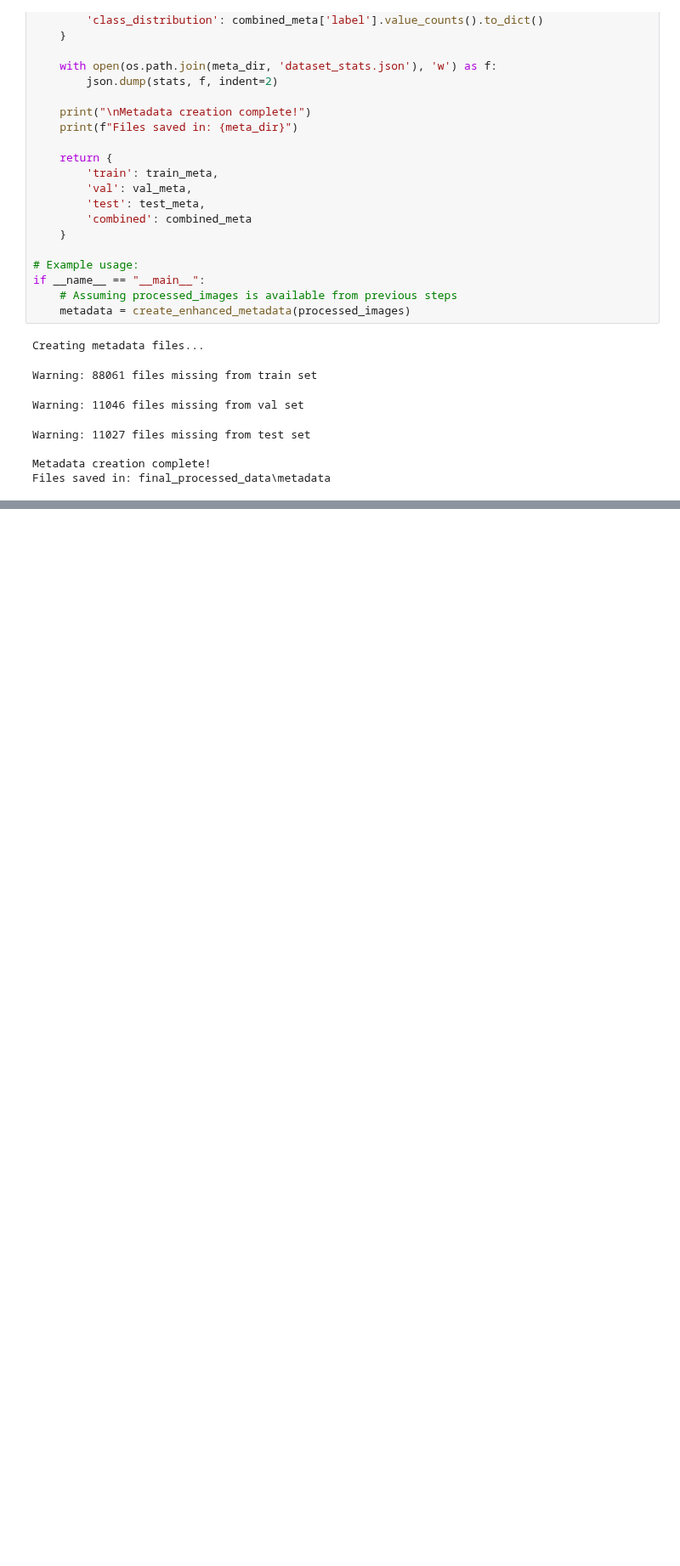
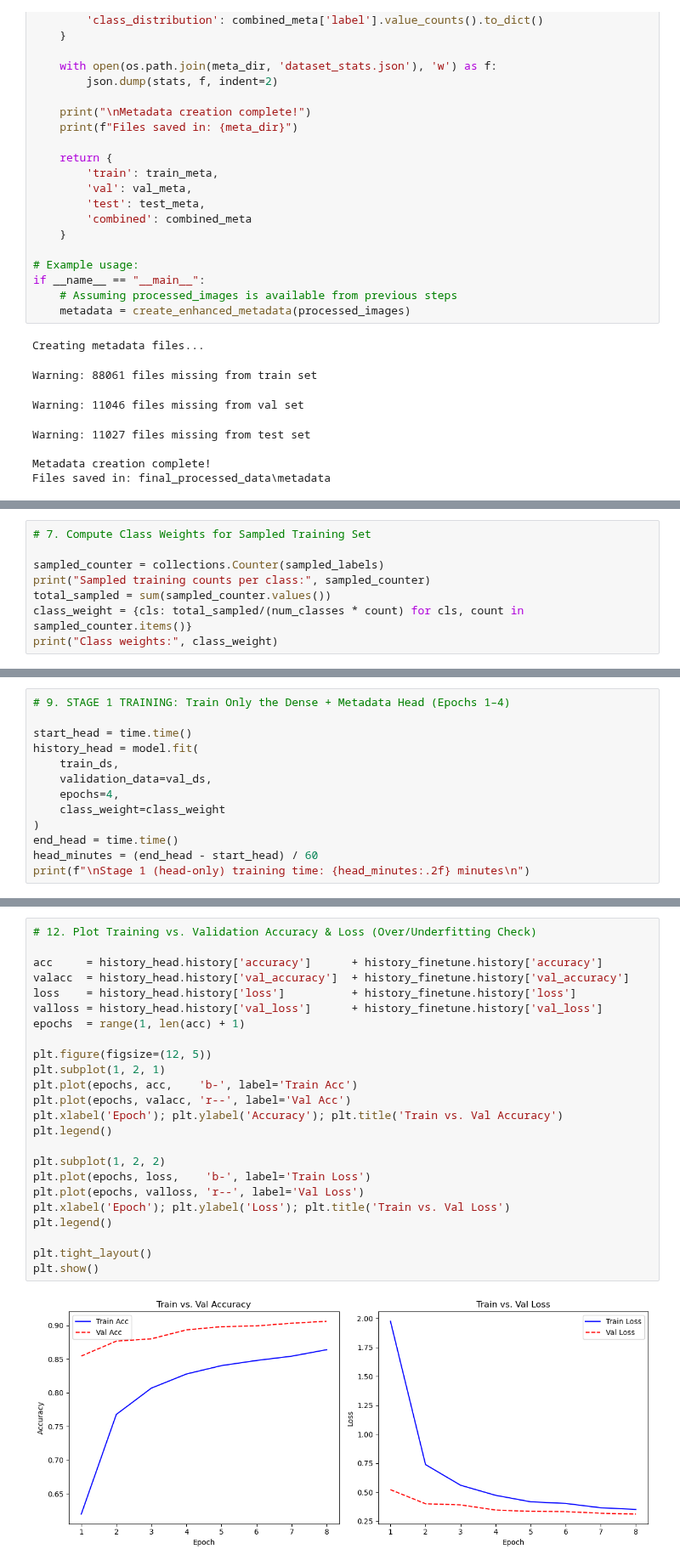
Before and after one commit to LCIT-AISC-T3-S25/Group3, a Jupyter notebook: AISC2008_CV Assignment 1.ipynb, the cells around one changed output, grey strips where cells are left out. Shown at 85% size. Drawn from its saved outputs; the diff is of its cells as text; blank space fills up the shorter version.

```diff
--- a/AISC2008_CV Assignment 1.ipynb
+++ b/AISC2008_CV Assignment 1.ipynb
@@ -711,0 +918,8 @@ Files saved in: final_processed_data\metadata
+# %%
+# 7. Compute Class Weights for Sampled Training Set
+
+sampled_counter = collections.Counter(sampled_labels)
+print("Sampled training counts per class:", sampled_counter)
+total_sampled = sum(sampled_counter.values())
+class_weight = {cls: total_sampled/(num_classes * count) for cls, count in sampled_counter.items()}
+print("Class weights:", class_weight)
@@ -711,0 +974,13 @@ Files saved in: final_processed_data\metadata
+# %%
+# 9. STAGE 1 TRAINING: Train Only the Dense + Metadata Head (Epochs 1–4)
+
+start_head = time.time()
+history_head = model.fit(
+    train_ds,
+    validation_data=val_ds,
+    epochs=4,
+    class_weight=class_weight
+)
+end_head = time.time()
+head_minutes = (end_head - start_head) / 60
+print(f"\nStage 1 (head-only) training time: {head_minutes:.2f} minutes\n")
@@ -711,0 +1048,26 @@ Files saved in: final_processed_data\metadata
+# %%
+# 12. Plot Training vs. Validation Accuracy & Loss (Over/Underfitting Check)
+
+acc     = history_head.history['accuracy']      + history_finetune.history['accuracy']
+valacc  = history_head.history['val_accuracy']  + history_finetune.history['val_accuracy']
+loss    = history_head.history['loss']          + history_finetune.history['loss']
+valloss = history_head.history['val_loss']      + history_finetune.history['val_loss']
+epochs  = range(1, len(acc) + 1)
+
+plt.figure(figsize=(12, 5))
+plt.subplot(1, 2, 1)
+plt.plot(epochs, acc,    'b-', label='Train Acc')
+plt.plot(epochs, valacc, 'r--', label='Val Acc')
+plt.xlabel('Epoch'); plt.ylabel('Accuracy'); plt.title('Train vs. Val Accuracy')
+plt.legend()
+
+plt.subplot(1, 2, 2)
+plt.plot(epochs, loss,    'b-', label='Train Loss')
+plt.plot(epochs, valloss, 'r--', label='Val Loss')
+plt.xlabel('Epoch'); plt.ylabel('Loss'); plt.title('Train vs. Val Loss')
+plt.legend()
+
+plt.tight_layout()
+plt.show()
+# %% [output]
+[figure, added]
```
Also changed, not shown: parts of 19 cells of this notebook.
